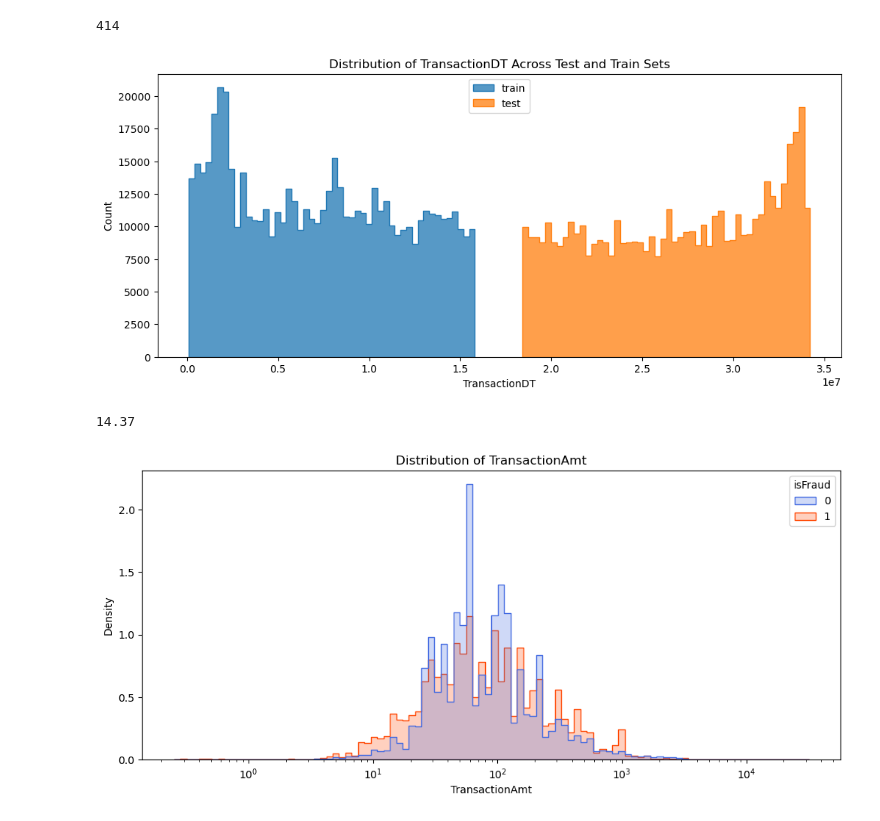
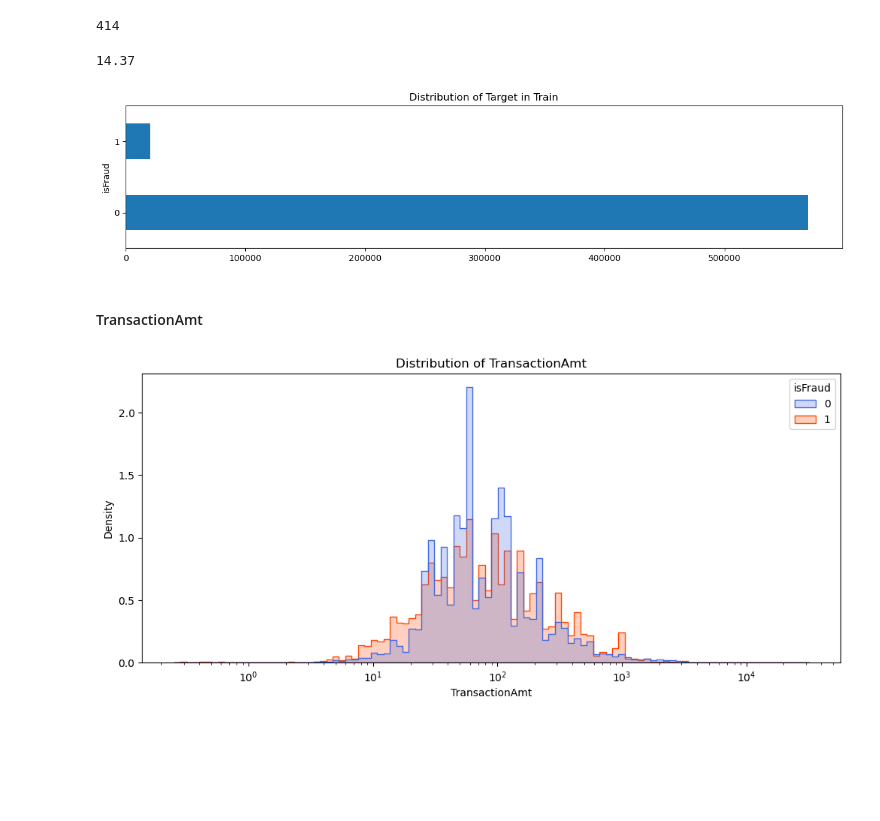
Before and after one commit to ziadharmanani/Financial-Fraud-Detection, a Jupyter notebook: notebooks/01_Transaction_EDA.ipynb, the cells around one changed output. Cells and saved outputs as stored; diff of their text form; code cells hidden in the pictures; blank space fills up the shorter version.

```diff
--- a/notebooks/01_Transaction_EDA.ipynb
+++ b/notebooks/01_Transaction_EDA.ipynb
@@ -92,30 +79,17 @@ Fraud rate without identity info: 2.09%
 print(df_train.isnull().any().sum())
 # %% [output]
 414
-# %%
-plt.figure(figsize=(12, 5))
-
-sns.histplot(df_train['TransactionDT'],
-             label='train',
-             element='step',
-             bins=50
-             )
-
-sns.histplot(df_test['TransactionDT'],
-             label='test',
-             element='step',
-             bins=50
-             )
-
-plt.title('Distribution of TransactionDT Across Test and Train Sets')
-plt.legend()
-plt.show()
-# %% [output]
-[figure, removed]
 # %%
 print(df_train['TransactionAmt'].skew().round(2))
 # %% [output]
 14.37
+# %%
+df_train.groupby('isFraud').count()['TransactionID'].plot(kind='barh', title='Distribution of Target in Train', figsize=(15, 3))
+plt.show()
+# %% [output]
+[figure, added]
+# %% [markdown]
+#### TransactionAmt
 # %%
 plt.figure(figsize=(12, 5))
 
```
Also changed, not shown: parts of 21 cells of this notebook, 2 other files.
